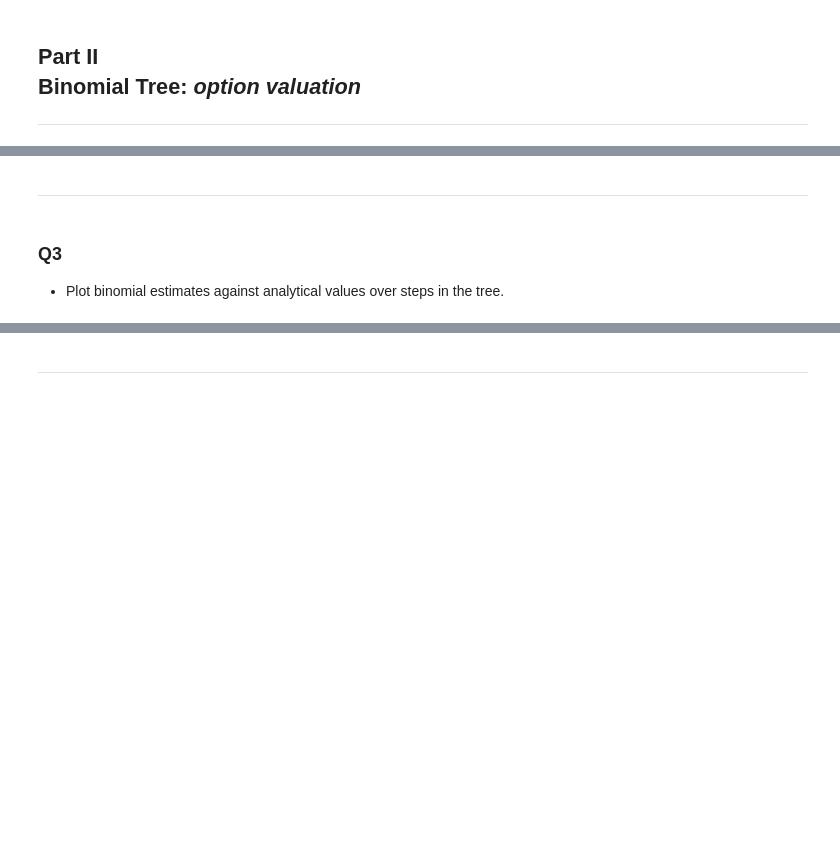
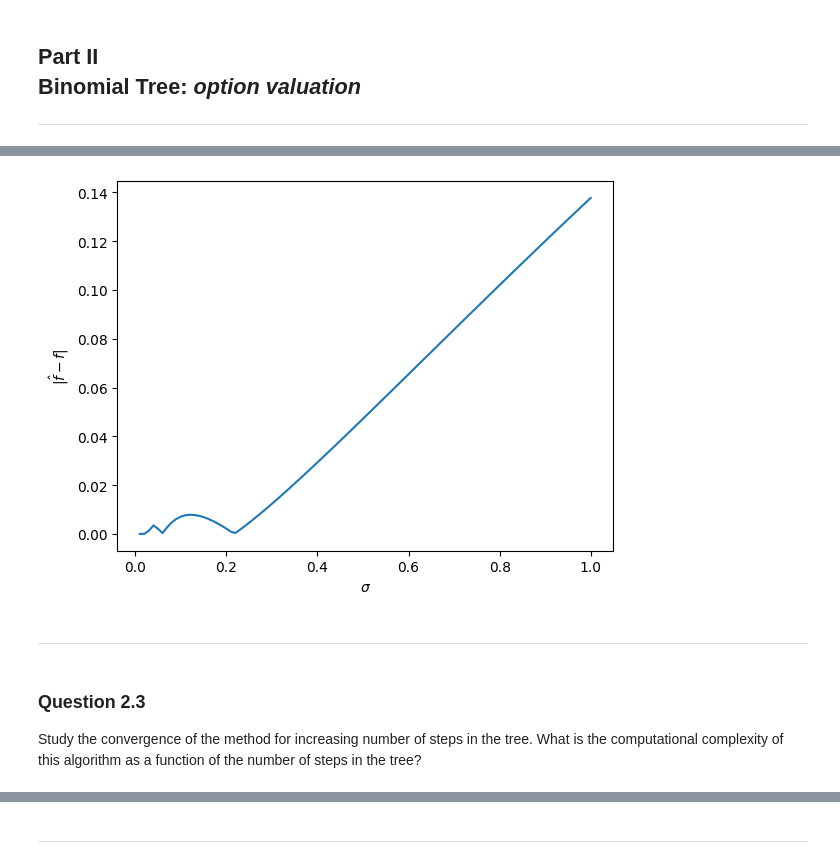
Before and after one commit to DKLEINLEUNK/BlackScholes, a Jupyter notebook: results.ipynb, the cells around one changed output, grey strips where cells are left out. Cells and saved outputs as stored; diff of their text form; code cells hidden in the pictures; blank space fills up the shorter version.

```diff
--- a/results.ipynb
+++ b/results.ipynb
@@ -24,12 +86,17 @@ N = 50       # timesteps
-# %%
-sigmas = np.linspace(0.01, 1, 100)  # TODO is volatility necessarily positive and bounded to 100%?
-
-binom_ests = []
-bs_ests = []
-
-for sigma in sigmas:
-    binom_tree = buildTree(S_0, sigma, T, N)
-    binom_ests.append(valueOptionBinomial(binom_tree , T, r , K, sigma, return_tree=False))
-    bs_ests.append(valueOptionBlackScholes(S_0, K, r, sigma, T))
-
-differences = np.abs(np.array(binom_ests) - np.array(bs_ests))
+# %%
+# binomial tree (50 steps)
+binom_tree = BinomialTreeValuation(
+    S = S_0,
+    vol = sigma,
+    T = T,
+    N = N
+)
+# %%
+# option price approximation
+value_EU_call = binom_tree.value_option(
+    r = r,
+    K = K,
+    call_put = 'Call',
+    option_type = 'EU'
+)
+print(f"Approximate European Call Price: ${value_EU_call:.2f}")
@@ -36,3 +117,17 @@ differences = np.abs(np.array(binom_ests) - np.array(bs_ests))
+# %%
+# loop through sigmas and estimate approximation error
+for sigma in sigmas:
+
+    # binomial tree
+    binom_tree = BinomialTreeValuation(S=S_0, vol=sigma, T = T, N=N)
+    value_EU_call = binom_tree.value_option(r=r, K=K, call_put='Call', option_type='EU')
+    binom_ests.append(value_EU_call)
+
+    # black-scholes
+    value_EU_call_bs = value_option_black_scholes(S_t=S_0, K=K, r=r, vol=sigma, tau=T)
+    bs_ests.append(value_EU_call_bs)
+
+differences = np.abs(np.array(binom_ests) - np.array(bs_ests))
 # %%
 # plot results
 plt.plot(sigmas, binom_ests, label='Binomial tree')
@@ -44,12 +141,10 @@ plt.show()
 # %%
 # plot the differences
 plt.plot(sigmas, differences)
 plt.xlabel('$\\sigma$')
 plt.ylabel('$|\\hat{f}-f|$')
-plt.yscale('log')
 plt.show()
+# %% [output]
+[figure, added]
 # %% [markdown]
 ---
-# %% [markdown]
-### Q3
-- Plot binomial estimates against analytical values over steps in the tree.
@@ -74,0 +151,3 @@ differences = np.abs(np.array(binom_ests) - np.array(bs_ests))
+# %% [markdown]
+### **Question 2.3**
+Study the convergence of the method for increasing number of steps in the tree. What is the computational complexity of this algorithm as a function of the number of steps in the tree?
```
Also changed, not shown: parts of 45 cells of this notebook, 4 other files.
